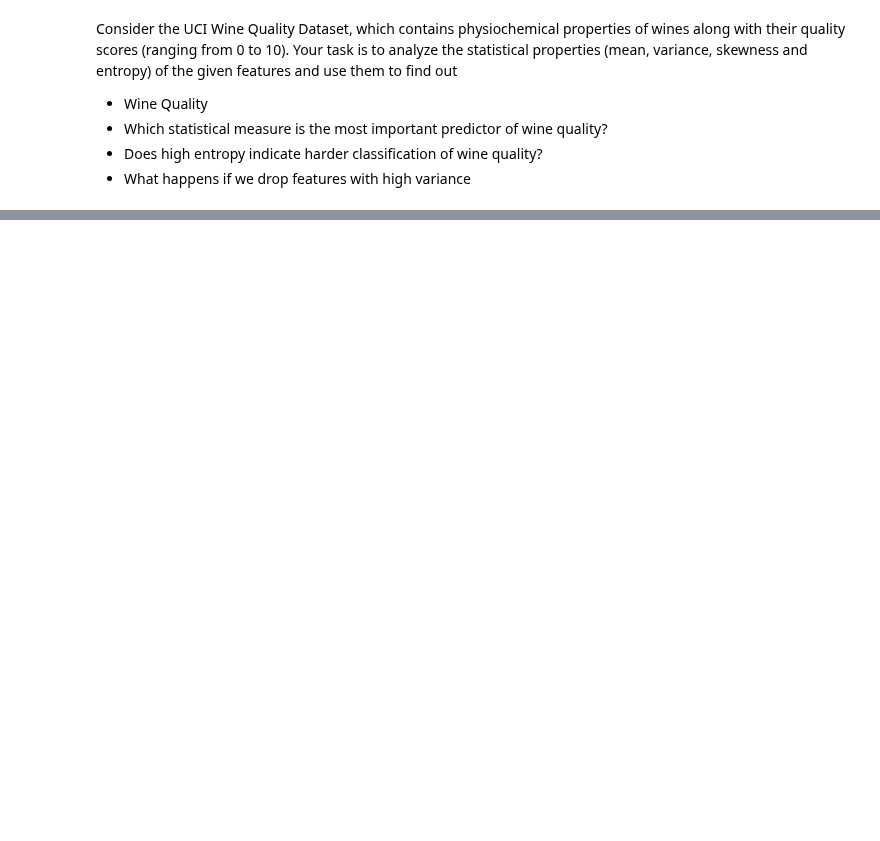
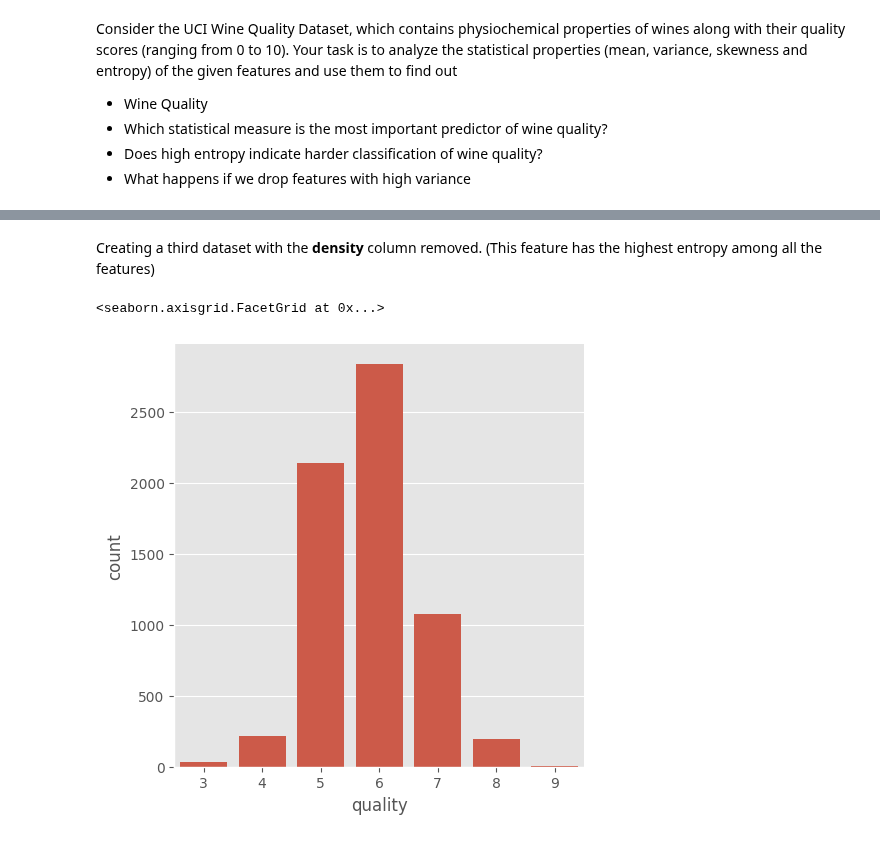
Before and after one commit to Hr15h1/AI_semII, a Jupyter notebook: question5.ipynb, the cells around one changed output, grey strips where cells are left out. Cells and saved outputs as stored; diff of their text form; code cells hidden in the pictures; blank space fills up the shorter version.

```diff
--- a/question5.ipynb
+++ b/question5.ipynb
@@ -89,0 +8,20 @@ sns.heatmap(corr_matrix, annot = True, cmap = "coolwarm", fmt = ".2f", linewidth
+# %%
+# from sklearn.preprocessing import MinMaxScaler
+from sklearn.model_selection import train_test_split
+from sklearn.ensemble import RandomForestClassifier
+from sklearn.metrics import classification_report, confusion_matrix, accuracy_score
+import pandas as pd
+from scipy.stats import entropy
+import matplotlib.pyplot as plt
+import seaborn as sns
+from ucimlrepo import fetch_ucirepo
+plt.style.use('ggplot')
+# %%
+red_wine_quality = pd.read_csv('datasets/winequality-red.csv', sep=';')
+white_wine_quality = pd.read_csv('datasets/winequality-white.csv', sep=';')
+wine_quality = pd.concat([red_wine_quality, white_wine_quality], axis=0)
+# %%
+# wq_X = wine_quality.data.features
+# wq_y = wine_quality.data.targets
+wq_X = wine_quality.drop(columns=['quality'])
+wq_y = wine_quality['quality']
@@ -89,0 +129,2 @@ sns.heatmap(corr_matrix, annot = True, cmap = "coolwarm", fmt = ".2f", linewidth
+# %% [markdown]
+Creating a third dataset with the <b>density</b> column removed. (This feature has the highest entropy among all the features)
@@ -89,0 +133,5 @@ sns.heatmap(corr_matrix, annot = True, cmap = "coolwarm", fmt = ".2f", linewidth
+# %%
+sns.catplot(x = "quality", data = wq_y, kind = "count")
+# %% [output]
+<seaborn.axisgrid.FacetGrid at 0x...>
+[figure, added]
```
Also changed, not shown: parts of 48 cells of this notebook, 7 other files.
